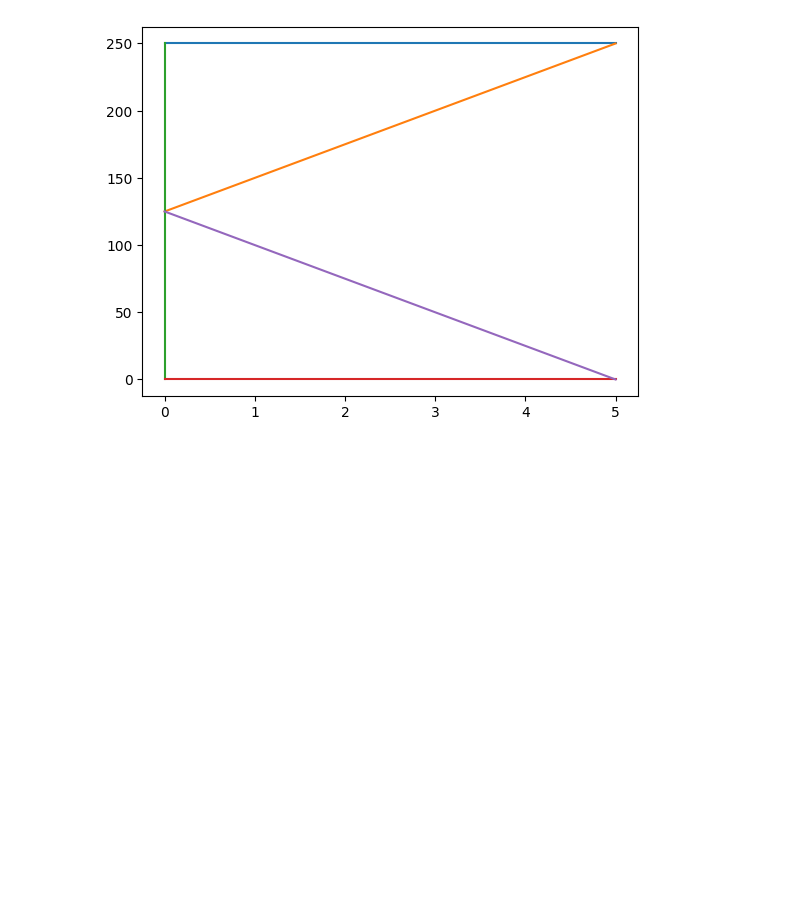
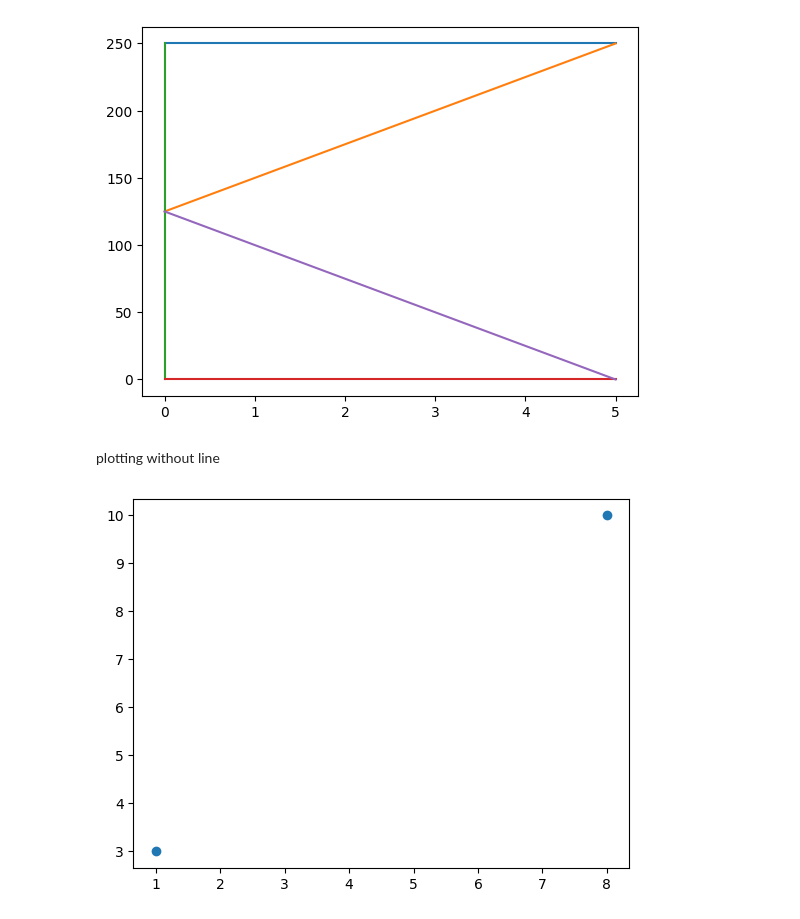
Before and after one commit to Imrkraghu/Rohit_AI_ML, a Jupyter notebook: Rohit_AI_ML/pandas/Data Visualization1/dvpractice.ipynb, the cells around one changed output. Saved outputs shown, nothing was run; the diff lists cells and outputs as text; code cells hidden in the pictures; blank space fills up the shorter version.

Commit message:
line drawing practice

```diff
--- a/Rohit_AI_ML/pandas/Data Visualization1/dvpractice.ipynb
+++ b/Rohit_AI_ML/pandas/Data Visualization1/dvpractice.ipynb
@@ -41,3 +41,14 @@ plt.plot([0, 5], [125, 0])
 plt.show()
 # %% [output]
 [figure]
+# %% [markdown]
+plotting without line
+# %%
+import matplotlib.pyplot as plt
+import numpy as np
+x = np.array([1,8])
+y = np.array([3,10])
+plt.plot(x,y,'o')
+plt.show()
+# %% [output]
+[figure, added]
```
